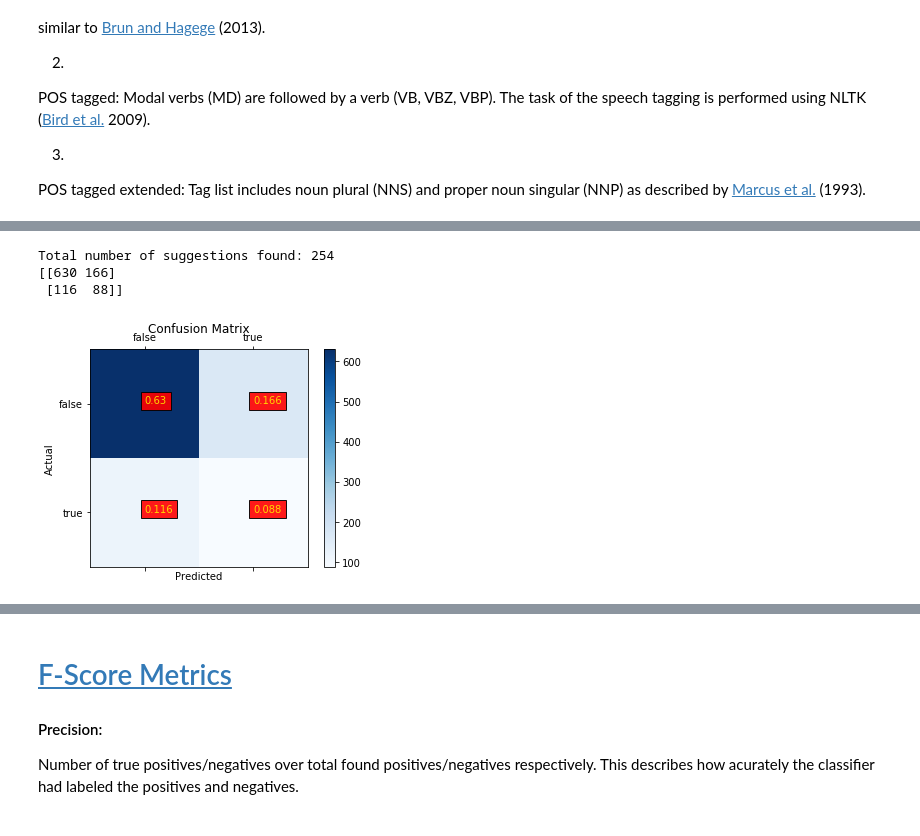
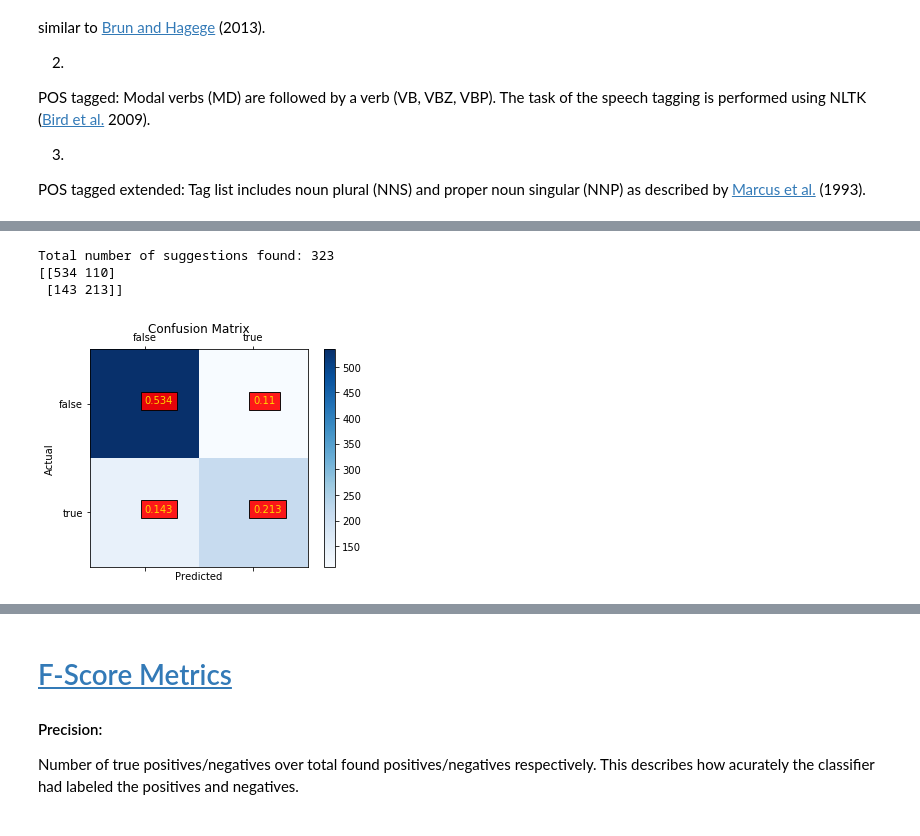
Before and after one commit to Alvores/NaturalLanguageProcessing, a Jupyter notebook: NLP_Rule_Classifier.ipynb, the cells around one changed output, grey strips where cells are left out. Saved outputs shown, nothing was run; the diff lists cells and outputs as text; code cells hidden in the pictures.

```diff
--- a/NLP_Rule_Classifier.ipynb
+++ b/NLP_Rule_Classifier.ipynb
@@ -42,6 +46,7 @@ config = {
 #### Write sentences to CSV file
 count = 0
 done = False
+num_to_print = 100 # Adjust this value to determine the number of values to print into csv file
 import csv
 with open('sample_output.csv', 'w', newline = '') as f:
     writer = csv.writer(f)
@@ -51,7 +56,7 @@ with open('sample_output.csv', 'w', newline = '') as f:
             continue
         sentTok = nltk.sent_tokenize(comment)
         for sentence in sentTok:
-            if count == 100: # Set the number of sentences to write
+            if count == num_to_print: # Set the number of sentences to write
                 done = True
                 break
             if len(sentence) == 1 or len(sentence) == 2:
@@ -128,49 +144,39 @@ for loop in range(end):
     if isinstance(comment, str) == False or (prompt != '1' and prompt != '-1'):
         continue
     ####
-    wordTok = nltk.word_tokenize(comment)
-    words = nltk.pos_tag(wordTok)
+    sentTok = nltk.sent_tokenize(comment)
     modalVerb = False
     foundSuggestion = False
-    for word in words:
-#         if word[1] == "NNS":
-#             count += 1
-#             foundSuggestion = True
-#             break
-#         elif word[1] == "NNP":
-#             count += 1
-#             foundSuggestion = True
-#             break
-        if word[1] == "MD":
-            modalVerb = True
-            continue
-        elif word[1] == "VB":
-            if modalVerb:
-                count += 1
-                foundSuggestion = True
-                break
-        elif word[1] == "VBZ":
-            if modalVerb:
-                count += 1
-                foundSuggestion = True
-                break
-        elif word[1] == "VBP":
-            if modalVerb:
-                count += 1
-                foundSuggestion = True
-                break
-        elif word[1] == ".": #Modal Verbs: should, could, can, could
-            phraseList = {"have more", "suggestion", "perhaps", "better if"}
-            endSentence = False
-            for phrase in phraseList:
-                if (phrase in comment):
+    for sentence in sentTok:
+        wordTok = nltk.word_tokenize(sentence)
+        words = nltk.pos_tag(wordTok)
+        for word in words:
+    #         if word[1] == "NNS" or word[1] == "NNP":
+    #             count += 1
+    #             foundSuggestion = True
+    #             break
+            if word[1] == "MD":
+                modalVerb = True
+                continue
+            elif word[1] == "VB" or word[1] == "VBZ" or word[1] == "VBP":
+                if modalVerb:
                     count += 1
                     foundSuggestion = True
-                    endSentence = True
                     break
-            if endSentence:
-                break
-        modalVerb = False
+            elif word[1] == ".":
+                phraseList = {"have more", "suggestion", "perhaps", "better if"}
+                endSentence = False
+                for phrase in phraseList:
+                    if (phrase in comment):
+                        count += 1
+                        foundSuggestion = True
+                        endSentence = True
+                        break
+                if endSentence:
+                    break
+            modalVerb = False
+        if (foundSuggestion):
+            break
     actual = df['is_prompt_exists'][loop]
     if (foundSuggestion):
         predictions.append(1)
@@ -183,42 +189,42 @@ for loop in range(end):
     suggestions_per_comment.append(count)
     count = 0
     numComments += 1
-#     if (numComments % 500 == 0): # For checking progress at 500 step milestones
+#     if (numComments % 1000 == 0): # For timing progress at 1000 step milestones (for large datasets)
 #         print(numComments)
     ####### END
 print("Total number of suggestions found:", sum(suggestions_per_comment))
 # print("Ls:", labels)
 # print("Ps:", predictions)
 ls = ['false', 'true']
 cm = confusion_matrix(labels, predictions)
 print(cm)
 fig = plt.figure()
 ax = fig.add_subplot(111)
 cax = ax.matshow(cm, cmap=plt.cm.Blues) # Bar coloring
 plt.title('Confusion Matrix')
 fig.colorbar(cax)
 ax.set_xticklabels([''] + ls)
 ax.set_yticklabels([''] + ls)
 plt.xlabel('Predicted')
 plt.ylabel('Actual')
 plt.text(s = round(cm[0][0]/end, 3), x = 0, y = 0, color = "gold",
          bbox=dict(facecolor='red', alpha=0.9))
 plt.text(s = round(cm[1][1]/end, 3), x = 1, y = 1, color = "gold",
          bbox=dict(facecolor='red', alpha=0.9))
 plt.text(s = round(cm[1][0]/end, 3), x = 0, y = 1, color = "gold",
          bbox=dict(facecolor='red', alpha=0.9))
 plt.text(s = round(cm[0][1]/end, 3), x = 1, y = 0, color = "gold",
          bbox=dict(facecolor='red', alpha=0.9))
 plt.show()
 print(classification_report(labels, predictions, target_names = ls))
 print("True Negative:", cm[0][0])
 print("False Negative:", cm[1][0])
 print("True Positive:", cm[1][1])
 print("False Positive:", cm[0][1])
 # %% [output]
-Total number of suggestions found: 254
-[[630 166]
- [116  88]]
+Total number of suggestions found: 323
+[[534 110]
+ [143 213]]
-[figure, old version]
+[figure, new version]
              precision    recall  f1-score   support
 
```
Also changed, not shown: parts of 9 cells of this notebook, 1 other file.
